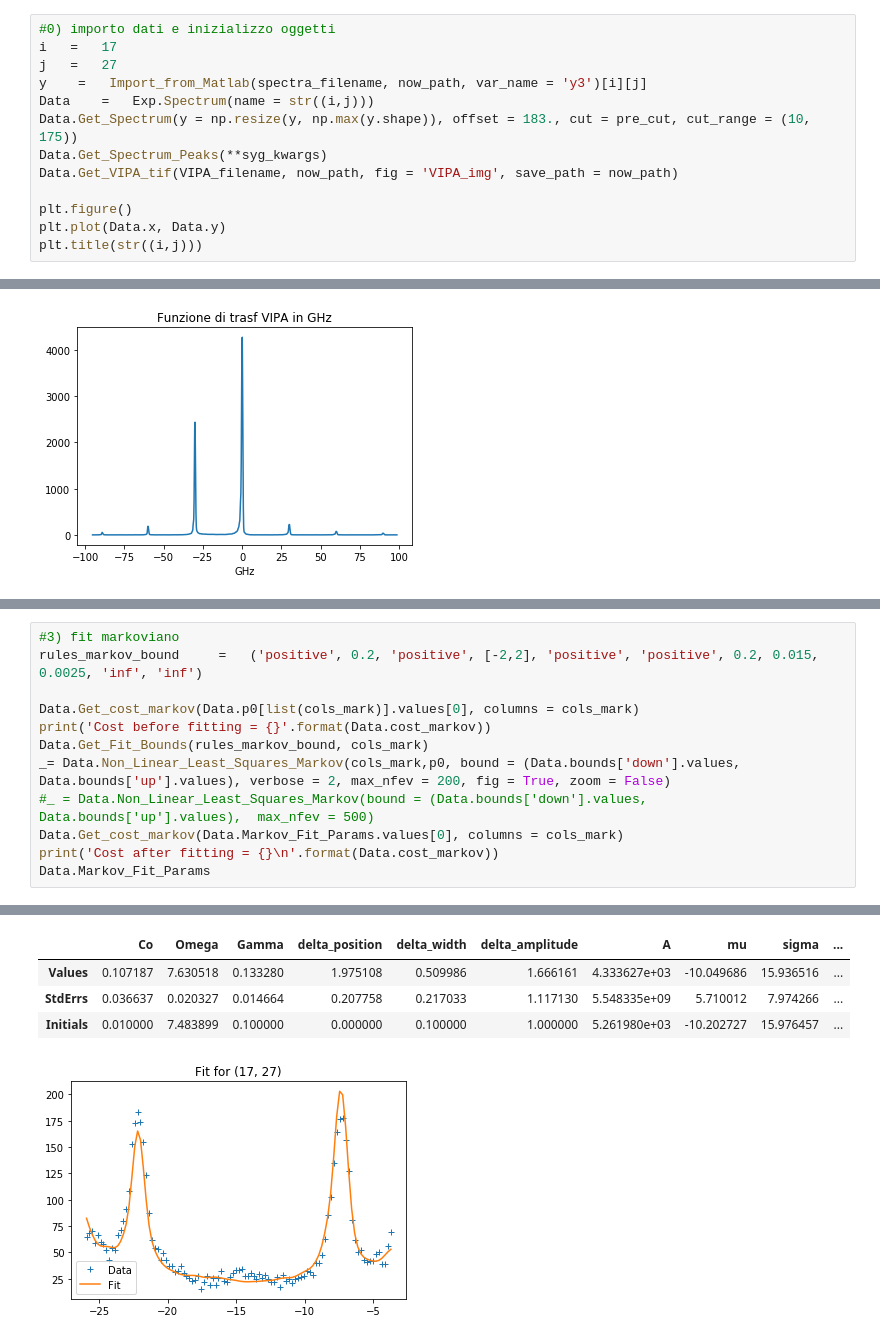
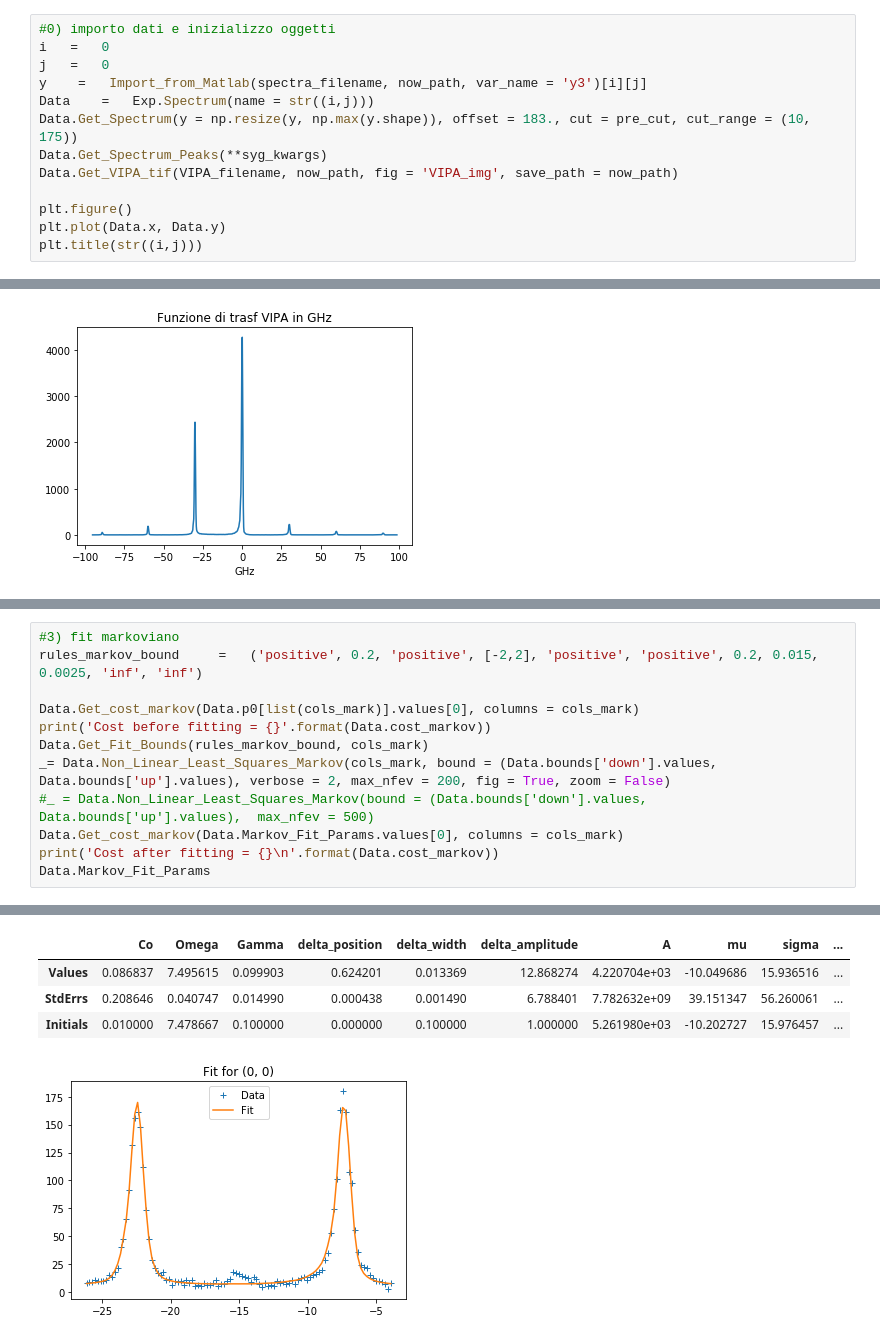
Before and after one commit to flautodipan/Python_Libraries, a Jupyter notebook: Experimentum_single.ipynb, the cells around one changed output, grey strips where cells are left out. Saved outputs shown, nothing was run; the diff lists cells and outputs as text.

```diff
--- a/Experimentum_single.ipynb
+++ b/Experimentum_single.ipynb
@@ -56,8 +59,8 @@ cols_real   = ('Co', 'Omega', 'Gamma', 'Delta', 'tau', 'delta_position', 'delta_
 cols_gauss  = ( 'A', 'mu', 'sigma')
 # %%
 #0) importo dati e inizializzo oggetti
-i   =   17
-j   =   27
+i   =   0
+j   =   0
 y    =   Import_from_Matlab(spectra_filename, now_path, var_name = 'y3')[i][j]
 Data    =   Exp.Spectrum(name = str((i,j)))
 Data.Get_Spectrum(y = np.resize(y, np.max(y.shape)), offset = 183., cut = pre_cut, cut_range = (10, 175))
@@ -153,7 +159,7 @@ rules_markov_bound     =   ('positive', 0.2, 'positive', [-2,2], 'positive', 'po
 Data.Get_cost_markov(Data.p0[list(cols_mark)].values[0], columns = cols_mark)
 print('Cost before fitting = {}'.format(Data.cost_markov))
 Data.Get_Fit_Bounds(rules_markov_bound, cols_mark)
-_= Data.Non_Linear_Least_Squares_Markov(cols_mark,p0, bound = (Data.bounds['down'].values, Data.bounds['up'].values), verbose = 2, max_nfev = 200, fig = True, zoom = False)
+_= Data.Non_Linear_Least_Squares_Markov(cols_mark, bound = (Data.bounds['down'].values, Data.bounds['up'].values), verbose = 2, max_nfev = 200, fig = True, zoom = False)
 #_ = Data.Non_Linear_Least_Squares_Markov(bound = (Data.bounds['down'].values, Data.bounds['up'].values),  max_nfev = 500)
 Data.Get_cost_markov(Data.Markov_Fit_Params.values[0], columns = cols_mark)
 print('Cost after fitting = {}\n'.format(Data.cost_markov))
@@ -182,5 +185,5 @@ Cost after fitting = 64.01696754835336
 |  | Co | Omega | Gamma | delta_position | delta_width | delta_amplitude | A | mu | sigma | ... |
-| Values | 0.107187 | 7.630518 | 0.133280 | 1.975108 | 0.509986 | 1.666161 | 4.333627e+03 | -10.049686 | 15.936516 | ... |
-| StdErrs | 0.036637 | 0.020327 | 0.014664 | 0.207758 | 0.217033 | 1.117130 | 5.548335e+09 | 5.710012 | 7.974266 | ... |
-| Initials | 0.010000 | 7.483899 | 0.100000 | 0.000000 | 0.100000 | 1.000000 | 5.261980e+03 | -10.202727 | 15.976457 | ... |
+| Values | 0.086837 | 7.495615 | 0.099903 | 0.624201 | 0.013369 | 12.868274 | 4.220704e+03 | -10.049686 | 15.936516 | ... |
+| StdErrs | 0.208646 | 0.040747 | 0.014990 | 0.000438 | 0.001490 | 6.788401 | 7.782632e+09 | 39.151347 | 56.260061 | ... |
+| Initials | 0.010000 | 7.478667 | 0.100000 | 0.000000 | 0.100000 | 1.000000 | 5.261980e+03 | -10.202727 | 15.976457 | ... |
-[figure, old version]
+[figure, new version]
```
Also changed, not shown: parts of 24 cells of this notebook, 2 other files.
